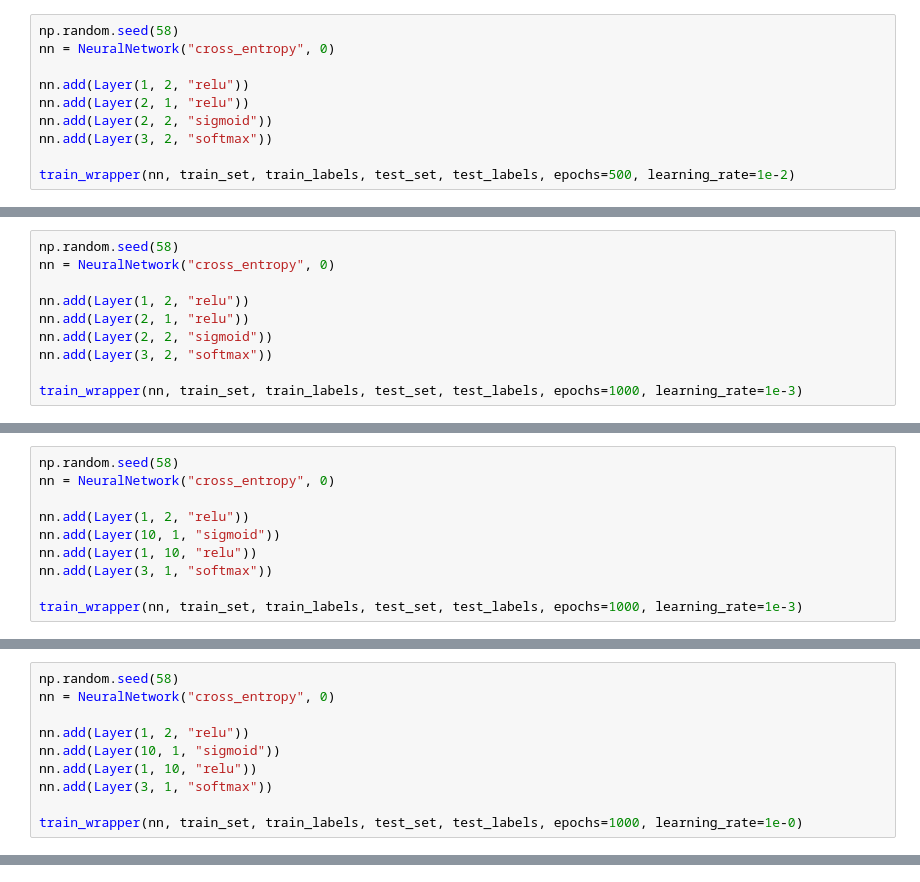
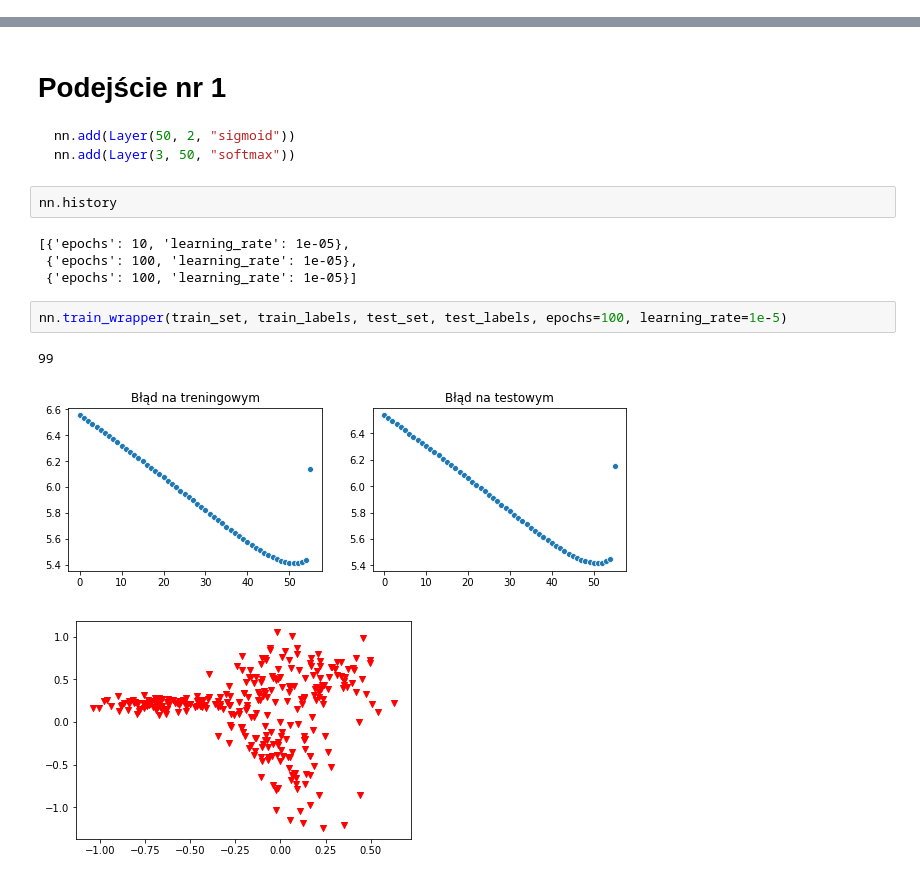
Before and after one commit to OlafSk/MGU2019, a Jupyter notebook: tests_ThreeGauss.ipynb, the cells around one changed output, grey strips where cells are left out. Cells and saved outputs as stored; diff of their text form.

````diff
--- a/tests_ThreeGauss.ipynb
+++ b/tests_ThreeGauss.ipynb
@@ -124,10 +78,0 @@ train_wrapper(nn, train_set, train_labels, test_set, test_labels, epochs=500, le
-# %%
-np.random.seed(58)
-nn = NeuralNetwork("cross_entropy", 0)
-
-nn.add(Layer(1, 2, "relu"))
-nn.add(Layer(2, 1, "relu"))
-nn.add(Layer(2, 2, "sigmoid"))
-nn.add(Layer(3, 2, "softmax"))
-
-train_wrapper(nn, train_set, train_labels, test_set, test_labels, epochs=500, learning_rate=1e-2)
@@ -138,10 +78,0 @@ train_wrapper(nn, train_set, train_labels, test_set, test_labels, epochs=500, le
-# %%
-np.random.seed(58)
-nn = NeuralNetwork("cross_entropy", 0)
-
-nn.add(Layer(1, 2, "relu"))
-nn.add(Layer(2, 1, "relu"))
-nn.add(Layer(2, 2, "sigmoid"))
-nn.add(Layer(3, 2, "softmax"))
-
-train_wrapper(nn, train_set, train_labels, test_set, test_labels, epochs=1000, learning_rate=1e-3)
@@ -152,10 +78,0 @@ train_wrapper(nn, train_set, train_labels, test_set, test_labels, epochs=1000, l
-# %%
-np.random.seed(58)
-nn = NeuralNetwork("cross_entropy", 0)
-
-nn.add(Layer(1, 2, "relu"))
-nn.add(Layer(10, 1, "sigmoid"))
-nn.add(Layer(1, 10, "relu"))
-nn.add(Layer(3, 1, "softmax"))
-
-train_wrapper(nn, train_set, train_labels, test_set, test_labels, epochs=1000, learning_rate=1e-3)
@@ -166,10 +78,0 @@ train_wrapper(nn, train_set, train_labels, test_set, test_labels, epochs=1000, l
-# %%
-np.random.seed(58)
-nn = NeuralNetwork("cross_entropy", 0)
-
-nn.add(Layer(1, 2, "relu"))
-nn.add(Layer(10, 1, "sigmoid"))
-nn.add(Layer(1, 10, "relu"))
-nn.add(Layer(3, 1, "softmax"))
-
-train_wrapper(nn, train_set, train_labels, test_set, test_labels, epochs=1000, learning_rate=1e-0)
@@ -179,0 +79,19 @@ train_wrapper(nn, train_set, train_labels, test_set, test_labels, epochs=1000, l
+# %% [markdown]
+# Podejście nr 1
+
+```python
+nn.add(Layer(50, 2, "sigmoid"))
+nn.add(Layer(3, 50, "softmax"))
+```
+# %%
+nn.history
+# %% [output]
+[{'epochs': 10, 'learning_rate': 1e-05},
+ {'epochs': 100, 'learning_rate': 1e-05},
+ {'epochs': 100, 'learning_rate': 1e-05}]
+# %%
+nn.train_wrapper(train_set, train_labels, test_set, test_labels, epochs=100, learning_rate=1e-5)
+# %% [output]
+99
+[figure, added]
+[figure, added]
````
Also changed, not shown: parts of 16 cells of this notebook.
